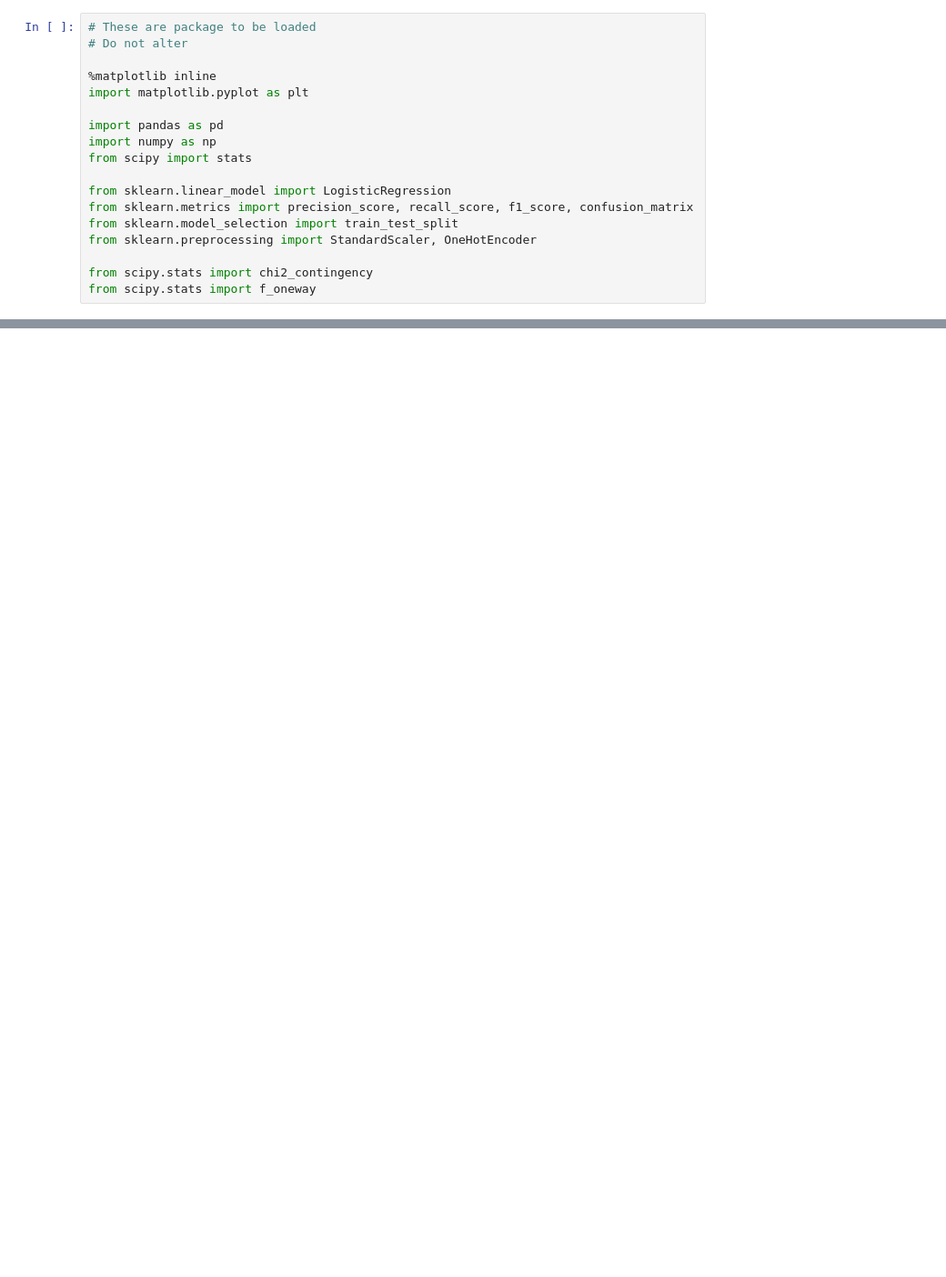
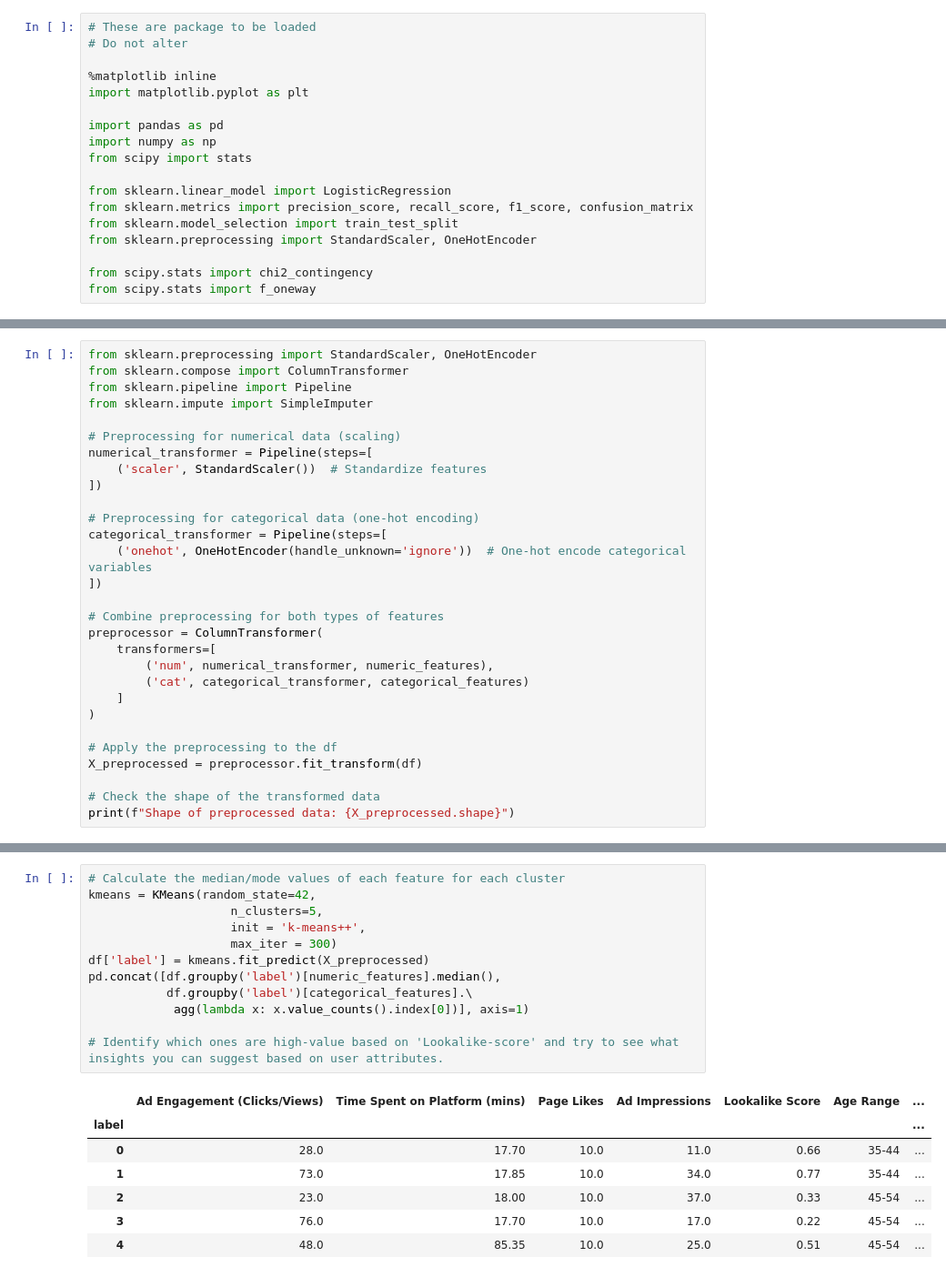
Before and after one commit to CareerForge/HiCouncellorProjects, a Jupyter notebook: audience_segment/audience_segment.ipynb, the cells around one changed output, grey strips where cells are left out. Shown: that part at 91% size. Cells and saved outputs as stored; diff of their text form; blank space fills up the shorter version.

```diff
--- a/audience_segment/audience_segment.ipynb
+++ b/audience_segment/audience_segment.ipynb
@@ -533,0 +254,29 @@ This process involves interpreting clustering results, defining business-specifi
+# %%
+from sklearn.preprocessing import StandardScaler, OneHotEncoder
+from sklearn.compose import ColumnTransformer
+from sklearn.pipeline import Pipeline
+from sklearn.impute import SimpleImputer
+
+# Preprocessing for numerical data (scaling)
+numerical_transformer = Pipeline(steps=[
+    ('scaler', StandardScaler())  # Standardize features
+])
+
+# Preprocessing for categorical data (one-hot encoding)
+categorical_transformer = Pipeline(steps=[
+    ('onehot', OneHotEncoder(handle_unknown='ignore'))  # One-hot encode categorical variables
+])
+
+# Combine preprocessing for both types of features
+preprocessor = ColumnTransformer(
+    transformers=[
+        ('num', numerical_transformer, numeric_features),
+        ('cat', categorical_transformer, categorical_features)
+    ]
+)
+
+# Apply the preprocessing to the df
+X_preprocessed = preprocessor.fit_transform(df)
+
+# Check the shape of the transformed data
+print(f"Shape of preprocessed data: {X_preprocessed.shape}")
@@ -533,0 +390,20 @@ This process involves interpreting clustering results, defining business-specifi
+# %%
+# Calculate the median/mode values of each feature for each cluster
+kmeans = KMeans(random_state=42,
+                    n_clusters=5,
+                    init = 'k-means++',
+                    max_iter = 300)
+df['label'] = kmeans.fit_predict(X_preprocessed)
+pd.concat([df.groupby('label')[numeric_features].median(),
+           df.groupby('label')[categorical_features].\
+            agg(lambda x: x.value_counts().index[0])], axis=1)
+
+# Identify which ones are high-value based on 'Lookalike-score' and try to see what insights you can suggest based on user attributes.
+# %% [output]
+|  | Ad Engagement (Clicks/Views) | Time Spent on Platform (mins) | Page Likes | Ad Impressions | Lookalike Score | Age Range | ... |
+| label |  |  |  |  |  |  | ... |
+| 0 | 28.0 | 17.70 | 10.0 | 11.0 | 0.66 | 35-44 | ... |
+| 1 | 73.0 | 17.85 | 10.0 | 34.0 | 0.77 | 35-44 | ... |
+| 2 | 23.0 | 18.00 | 10.0 | 37.0 | 0.33 | 45-54 | ... |
+| 3 | 76.0 | 17.70 | 10.0 | 17.0 | 0.22 | 45-54 | ... |
+| 4 | 48.0 | 85.35 | 10.0 | 25.0 | 0.51 | 45-54 | ... |
```
Also changed, not shown: parts of 45 cells of this notebook, 9 other files.
